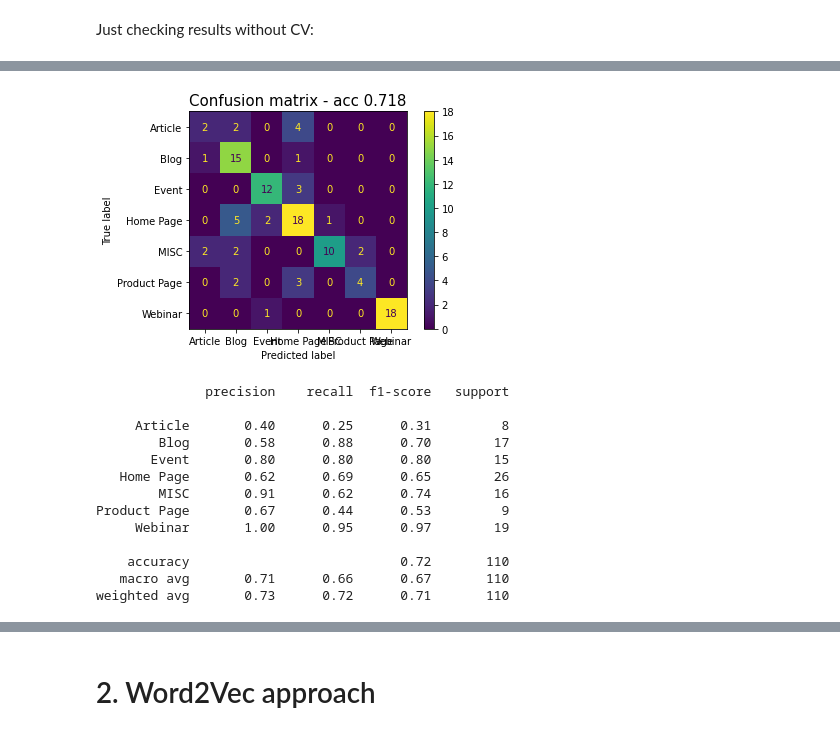
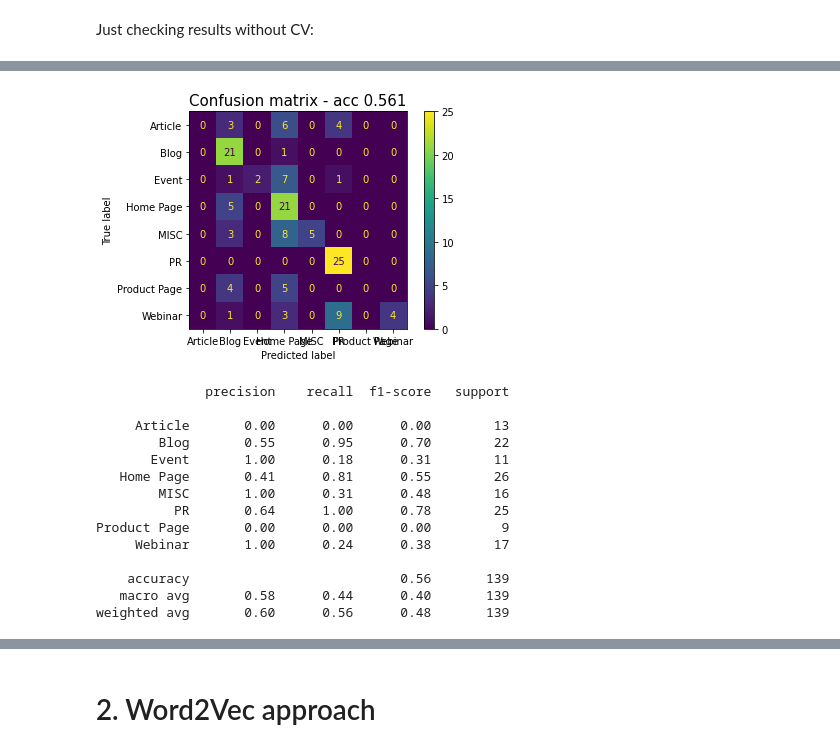
Before and after one commit to hmatzner/text-classification, a Jupyter notebook: url_classification.ipynb, the cells around one changed output, grey strips where cells are left out. Saved outputs shown, nothing was run; the diff lists cells and outputs as text; code cells hidden in the pictures.

```diff
--- a/url_classification.ipynb
+++ b/url_classification.ipynb
@@ -366,0 +462,18 @@ df2
+# %%
+# Important cell # 5
+summaries2_new = list()
+indexes_new = list()
+
+# for i, url in enumerate(urls_to_read, len(urls_already_read)):
+for i, url in enumerate(urls, len(urls_already_read)):
+  try:
+    toi_article = Article(url = url, language = "en")
+    toi_article.download()
+    toi_article.parse()
+    toi_article.nlp()
+    summary = (toi_article.title + '. ' + toi_article.text).replace('\n', ' ')
+    summaries2_new.append(summary)
+    indexes_new.append(i)
+    print(f'{i}: url "{url}" read successfully.')
+  except Exception:
+    print(f'{i}: ERROR: url "{url}" was not read successfully.')
@@ -418,0 +554,3 @@ df2
+# %%
+indexes = indexes_already_read + indexes_new
+len(indexes), len(indexes_already_read), len(indexes_new)
@@ -418,0 +561,3 @@ df2
+# %%
+summaries2 = summaries2_already_read + summaries2_new
+len(summaries2), len(summaries2_already_read), len(summaries2_new)
@@ -478,7 +660,7 @@ Name: label, dtype: int64
 # %%
 # Cell 8
 minimum_words = 30
-maximum_classes = 7
+maximum_classes = 8
 
 # Important cell # 8
 
@@ -910,28 +1083,29 @@ weighted avg       0.73      0.72      0.71       110
 # %%
 clf = fit_model(LogisticRegression(max_iter=3000,
-                                   class_weight='balanced'
+                                  #  class_weight='balanced'
                                    ),
                 X_train_tr,
                 y_train)
 
 y_pred = predict(clf, X_test_tr)
 
 print_confusion_matrix(y_test, y_pred, with_report=True)
 # %% [output]
-[figure, old version]
+[figure, new version]
               precision    recall  f1-score   support
 
-     Article       0.40      0.25      0.31         8
-        Blog       0.58      0.88      0.70        17
-       Event       0.80      0.80      0.80        15
-   Home Page       0.62      0.69      0.65        26
-        MISC       0.91      0.62      0.74        16
-Product Page       0.67      0.44      0.53         9
-     Webinar       1.00      0.95      0.97        19
+     Article       0.00      0.00      0.00        13
+        Blog       0.55      0.95      0.70        22
+       Event       1.00      0.18      0.31        11
+   Home Page       0.41      0.81      0.55        26
+        MISC       1.00      0.31      0.48        16
+          PR       0.64      1.00      0.78        25
+Product Page       0.00      0.00      0.00         9
+     Webinar       1.00      0.24      0.38        17
 
-    accuracy                           0.72       110
-   macro avg       0.71      0.66      0.67       110
-weighted avg       0.73      0.72      0.71       110
+    accuracy                           0.56       139
+   macro avg       0.58      0.44      0.40       139
+weighted avg       0.60      0.56      0.48       139
 # %%
 labels_encoded
 # %% [output]
```
Also changed, not shown: parts of 113 cells of this notebook.
